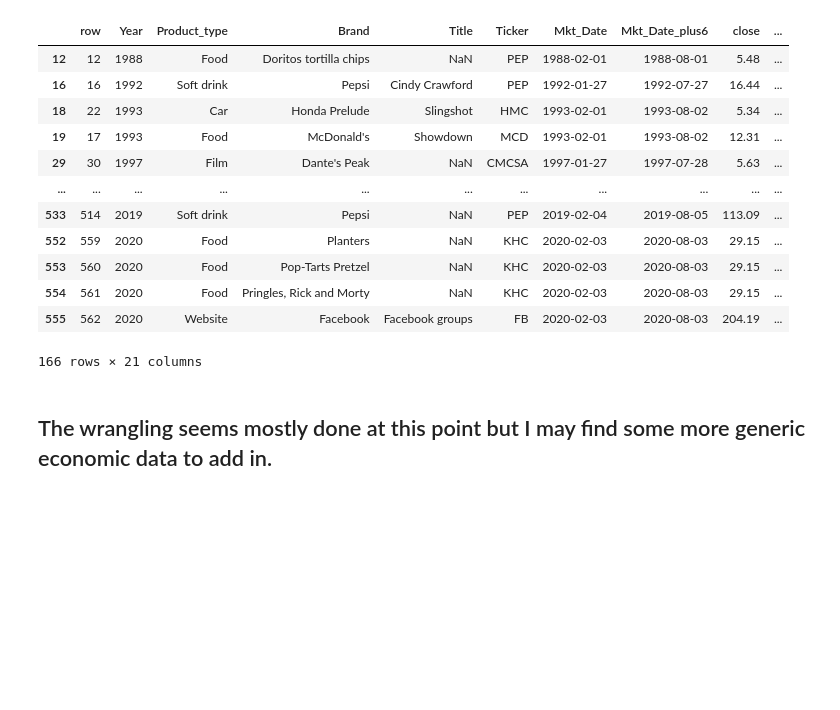
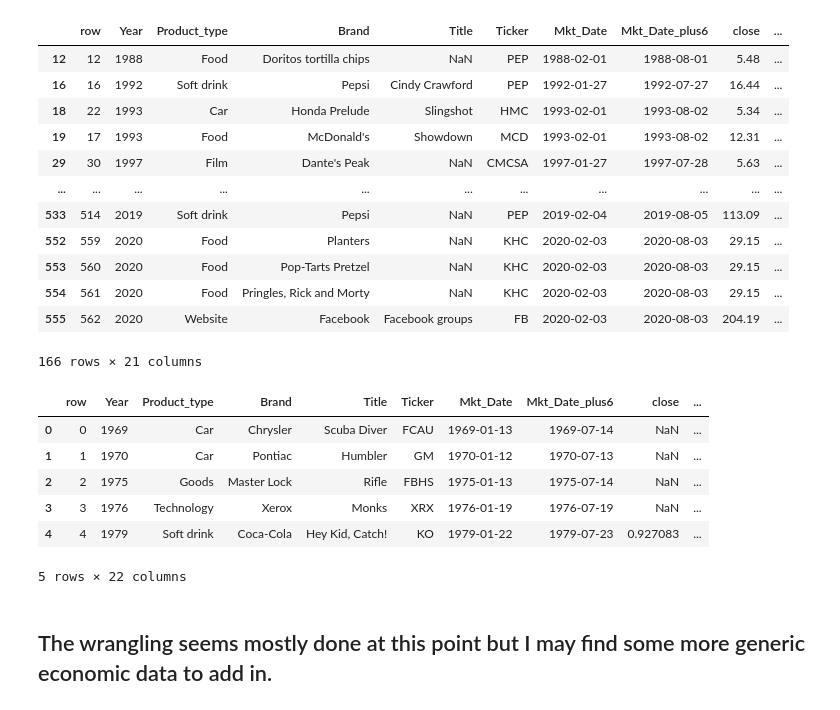
Before and after one commit to mikedshadow/Capstone-2, a Jupyter notebook: Notebooks/Capstone-2-Data-Wrangling.ipynb, the cells around one changed output. Cells and saved outputs as stored; diff of their text form; code cells hidden in the pictures; blank space fills up the shorter version.

```diff
--- a/Notebooks/Capstone-2-Data-Wrangling.ipynb
+++ b/Notebooks/Capstone-2-Data-Wrangling.ipynb
@@ -1080,5 +1080,16 @@ df[df.overperform == 1]
 | 554 | 561 | 2020 | Food | Pringles, Rick and Morty | NaN | KHC | 2020-02-03 | 2020-08-03 | 29.15 | ... |
 | 555 | 562 | 2020 | Website | Facebook | Facebook groups | FB | 2020-02-03 | 2020-08-03 | 204.19 | ... |
 166 rows × 21 columns
+# %%
+df['prior'] = df['Year']-1
+df.head()
+# %% [output]
+|  | row | Year | Product_type | Brand | Title | Ticker | Mkt_Date | Mkt_Date_plus6 | close | ... |
+| 0 | 0 | 1969 | Car | Chrysler | Scuba Diver | FCAU | 1969-01-13 | 1969-07-14 | NaN | ... |
+| 1 | 1 | 1970 | Car | Pontiac | Humbler | GM | 1970-01-12 | 1970-07-13 | NaN | ... |
+| 2 | 2 | 1975 | Goods | Master Lock | Rifle | FBHS | 1975-01-13 | 1975-07-14 | NaN | ... |
+| 3 | 3 | 1976 | Technology | Xerox | Monks | XRX | 1976-01-19 | 1976-07-19 | NaN | ... |
+| 4 | 4 | 1979 | Soft drink | Coca-Cola | Hey Kid, Catch! | KO | 1979-01-22 | 1979-07-23 | 0.927083 | ... |
+5 rows × 22 columns
 # %% [markdown]
 ## The wrangling seems mostly done at this point but I may find some more generic economic data to add in.
```
Also changed, not shown: parts of 7 cells of this notebook, 2 other files.
